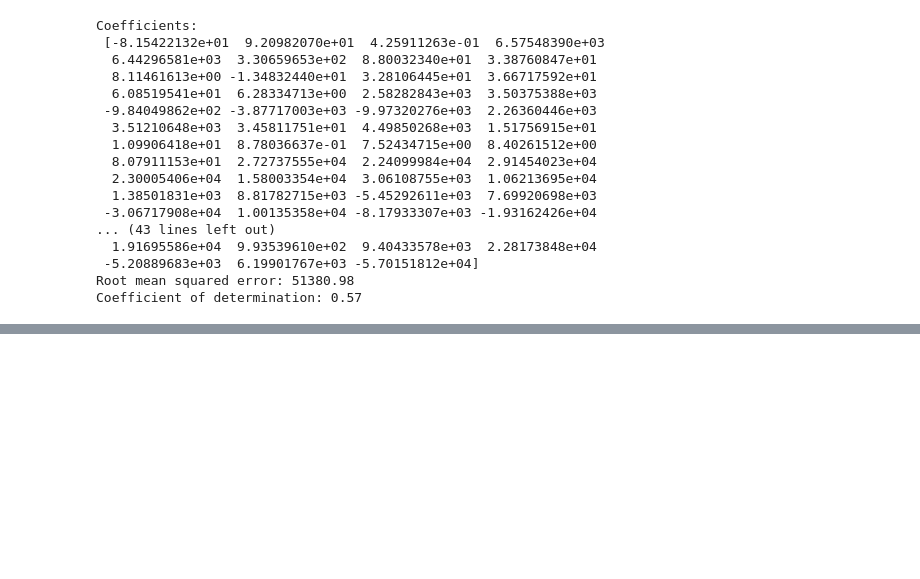
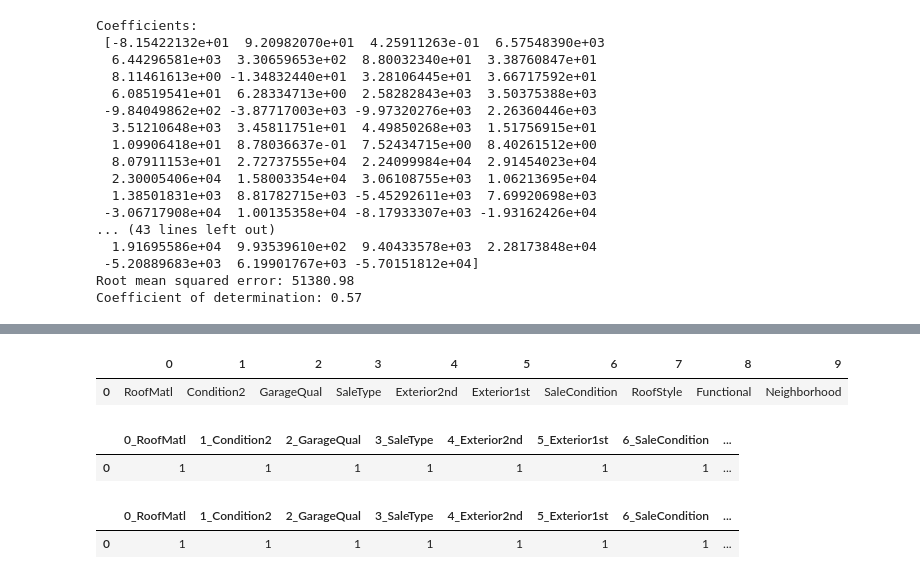
Before and after one commit to kaceejian/Builder_House_Price_Prediction, a Jupyter notebook: Starter_Code_2.ipynb, the cells around one changed output, grey strips where cells are left out. Saved outputs shown, nothing was run; the diff lists cells and outputs as text; code cells hidden in the pictures; blank space fills up the shorter version.

```diff
--- a/Starter_Code_2.ipynb
+++ b/Starter_Code_2.ipynb
@@ -832,0 +728,23 @@ Coefficient of determination: -1721358551165943867768832.00
+# %%
+
+X = np.array([['RoofMatl','Condition2','GarageQual','SaleType','Exterior2nd','Exterior1st','SaleCondition','RoofStyle','Functional','Neighborhood']])
+# %%
+user_df = pd.DataFrame(X)
+user_df
+# %% [output]
+|  | 0 | 1 | 2 | 3 | 4 | 5 | 6 | 7 | 8 | 9 |
+| 0 | RoofMatl | Condition2 | GarageQual | SaleType | Exterior2nd | Exterior1st | SaleCondition | RoofStyle | Functional | Neighborhood |
+# %%
+pd.get_dummies(user_df)
+# %% [output]
+|  | 0_RoofMatl | 1_Condition2 | 2_GarageQual | 3_SaleType | 4_Exterior2nd | 5_Exterior1st | 6_SaleCondition | ... |
+| 0 | 1 | 1 | 1 | 1 | 1 | 1 | 1 | ... |
+# %%
+import pandas as pd
+df = pd.DataFrame(X)
+df1 = pd.get_dummies(pd.DataFrame(X))
+dummies_frame = pd.get_dummies(df)
+df1.reindex(columns = dummies_frame.columns, fill_value=0)
+# %% [output]
+|  | 0_RoofMatl | 1_Condition2 | 2_GarageQual | 3_SaleType | 4_Exterior2nd | 5_Exterior1st | 6_SaleCondition | ... |
+| 0 | 1 | 1 | 1 | 1 | 1 | 1 | 1 | ... |
```
Also changed, not shown: parts of 13 cells of this notebook, 3 other files.
